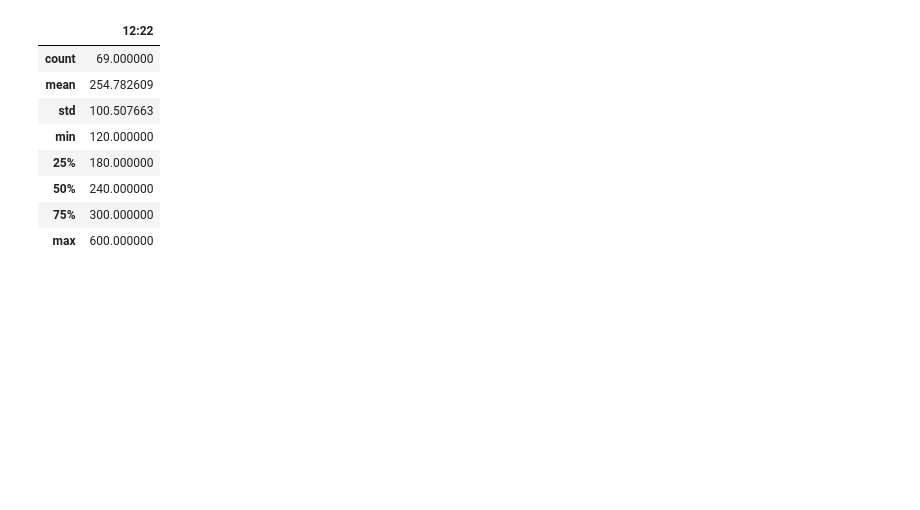
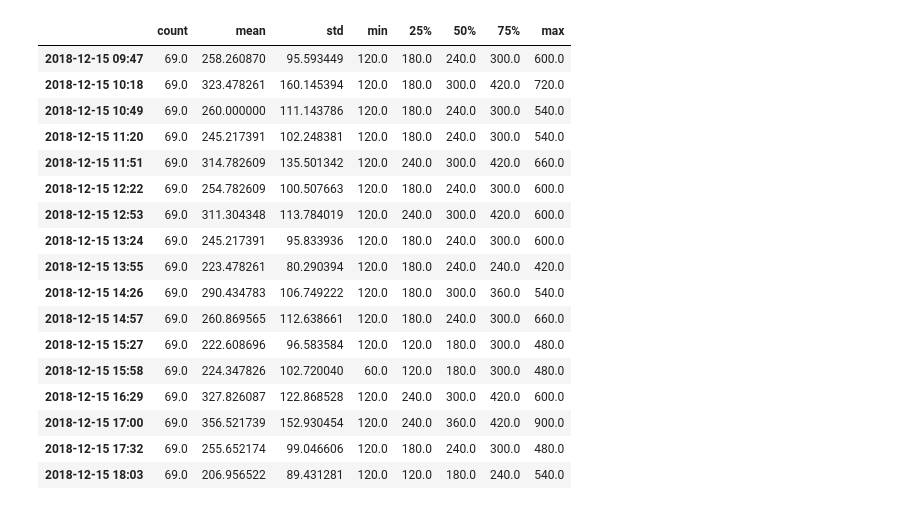
Before and after one commit to henry-ns/uber-in-cg, a Jupyter notebook: src/UberCG.ipynb, the cells around one changed output. Cells and saved outputs as stored; diff of their text form; code cells hidden in the pictures; blank space fills up the shorter version.

```diff
--- a/src/UberCG.ipynb
+++ b/src/UberCG.ipynb
@@ -3,7 +5,7 @@ import pandas as pd
 # %%
-df = pd.read_csv("bairros_estimativas.csv")
+df = pd.read_csv("../res/bairros_estimativas.csv")
 for i, j in zip(df['horario'], range(0, df.shape[0])):
-    df['horario'][j] = i[11:16]
+    df['horario'][j] = i[:16]
 n_column = []
 for i in df.columns:
     n_column.append(i.replace(', Campina Grande, Paraíba', ''))
@@ -68,18 +61,27 @@ df
 # %%
 dd = []
 for i in range(df.shape[0]):
-    x = dd.append(df.iloc[i].describe())
-pd.DataFrame(dd[5])
+    dd.append(df.iloc[i].describe())
+pd.DataFrame(dd)
 # %% [output]
-|  | 12:22 |
-| count | 69.000000 |
-| mean | 254.782609 |
-| std | 100.507663 |
-| min | 120.000000 |
-| 25% | 180.000000 |
-| 50% | 240.000000 |
-| 75% | 300.000000 |
-| max | 600.000000 |
+|  | count | mean | std | min | 25% | 50% | 75% | max |
+| 2018-12-15 09:47 | 69.0 | 258.260870 | 95.593449 | 120.0 | 180.0 | 240.0 | 300.0 | 600.0 |
+| 2018-12-15 10:18 | 69.0 | 323.478261 | 160.145394 | 120.0 | 180.0 | 300.0 | 420.0 | 720.0 |
+| 2018-12-15 10:49 | 69.0 | 260.000000 | 111.143786 | 120.0 | 180.0 | 240.0 | 300.0 | 540.0 |
+| 2018-12-15 11:20 | 69.0 | 245.217391 | 102.248381 | 120.0 | 180.0 | 240.0 | 300.0 | 540.0 |
+| 2018-12-15 11:51 | 69.0 | 314.782609 | 135.501342 | 120.0 | 240.0 | 300.0 | 420.0 | 660.0 |
+| 2018-12-15 12:22 | 69.0 | 254.782609 | 100.507663 | 120.0 | 180.0 | 240.0 | 300.0 | 600.0 |
+| 2018-12-15 12:53 | 69.0 | 311.304348 | 113.784019 | 120.0 | 240.0 | 300.0 | 420.0 | 600.0 |
+| 2018-12-15 13:24 | 69.0 | 245.217391 | 95.833936 | 120.0 | 180.0 | 240.0 | 300.0 | 600.0 |
+| 2018-12-15 13:55 | 69.0 | 223.478261 | 80.290394 | 120.0 | 180.0 | 240.0 | 240.0 | 420.0 |
+| 2018-12-15 14:26 | 69.0 | 290.434783 | 106.749222 | 120.0 | 180.0 | 300.0 | 360.0 | 540.0 |
+| 2018-12-15 14:57 | 69.0 | 260.869565 | 112.638661 | 120.0 | 180.0 | 240.0 | 300.0 | 660.0 |
+| 2018-12-15 15:27 | 69.0 | 222.608696 | 96.583584 | 120.0 | 120.0 | 180.0 | 300.0 | 480.0 |
+| 2018-12-15 15:58 | 69.0 | 224.347826 | 102.720040 | 60.0 | 120.0 | 180.0 | 300.0 | 480.0 |
+| 2018-12-15 16:29 | 69.0 | 327.826087 | 122.868528 | 120.0 | 240.0 | 300.0 | 420.0 | 600.0 |
+| 2018-12-15 17:00 | 69.0 | 356.521739 | 152.930454 | 120.0 | 240.0 | 360.0 | 420.0 | 900.0 |
+| 2018-12-15 17:32 | 69.0 | 255.652174 | 99.046606 | 120.0 | 180.0 | 240.0 | 300.0 | 480.0 |
+| 2018-12-15 18:03 | 69.0 | 206.956522 | 89.431281 | 120.0 | 120.0 | 180.0 | 240.0 | 540.0 |
 # %%
 df_mean = df.reset_index().drop('horario', axis=1)
 df_mean
```
Also changed, not shown: parts of 13 cells of this notebook.
